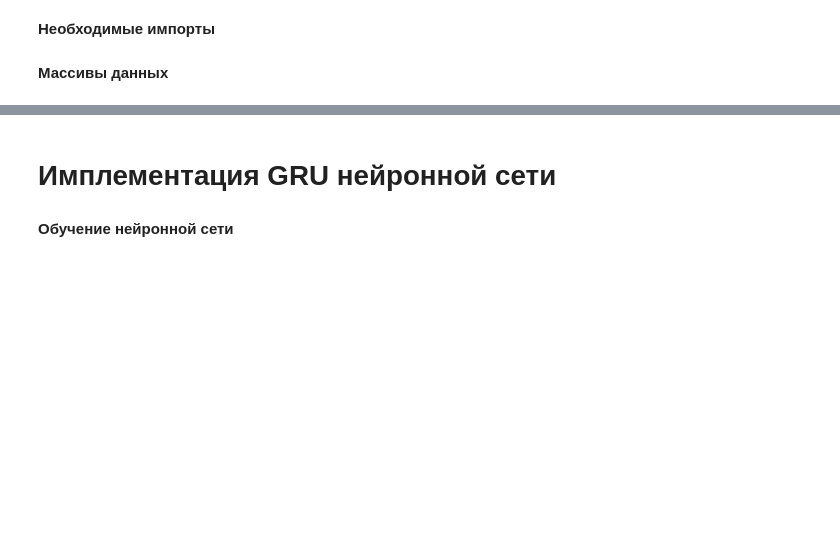
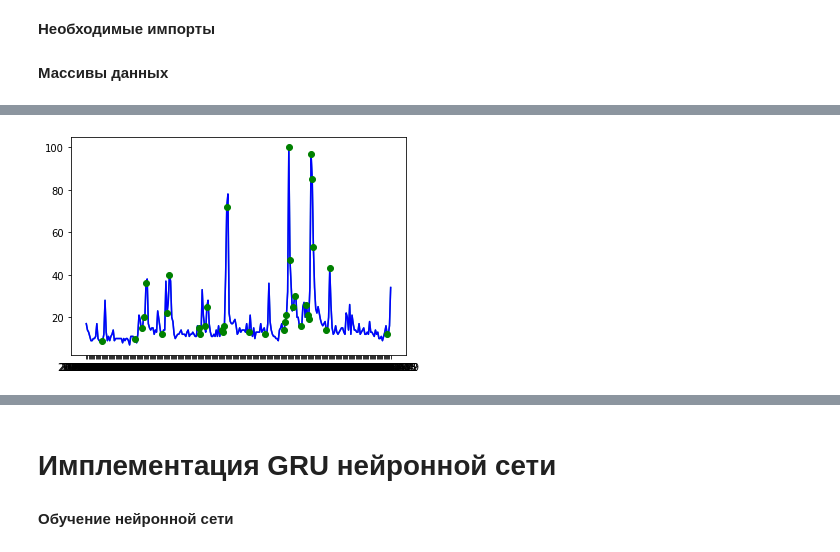
Before and after one commit to DenZhid/DeepLearningLabs, a Jupyter notebook: lab2/Lab2.ipynb, the cells around one changed output, grey strips where cells are left out. Drawn from its saved outputs; the diff is of its cells as text; code cells hidden in the pictures; blank space fills up the shorter version.

```diff
--- a/lab2/Lab2.ipynb
+++ b/lab2/Lab2.ipynb
@@ -58,0 +72,42 @@ print(Y)
+# %%
+dates_1 = []
+values_1 = []
+with open('kirkorov_search_trend_2015_2020.csv', 'r', newline='') as csvfile:
+  spamreader = csv.reader(csvfile, delimiter=',')
+  list_of_data = []
+  for row in spamreader:
+    list_of_data.append(row)
+  for i in range(0, 3):
+    list_of_data.pop(0)
+  for data in list_of_data:
+    dates_1.append(data[0])
+    values_1.append(int(data[1]))
+  plt.plot(dates_1, values_1)
+X_test_1 = []
+X_test_1.append([values_1[0], values_1[0], values_1[0]])
+X_test_1.append([values_1[1], values_1[0], values_1[0]])
+X_test_1.append([values_1[2], values_1[1], values_1[0]])
+X_test_1.append([values_1[3], values_1[2], values_1[0]])
+for i in range(4, len(values_1)):
+  X_test_1.append([values_1[i], values_1[i-1], values_1[i-4]])
+
+Y_test_1 = []
+if (values_1[0] - values_1[2] >= 10 or values_1[0] - values_1[2] <= -10):
+  Y_test_1.append(1)
+for i in range(1, len(values_1)-2):
+  if (values_1[i] - values_1[i+2] >= 10 and values_1[i-1] - values_1[i] >= -10
+      or values_1[i] - values_1[i+2] <= -10 and values_1[i-1] - values_1[i] <= 10):
+    Y_test_1.append(1)
+  else:
+    Y_test_1.append(0)
+Y_test_1.append(0)
+Y_test_1.append(0)
+plt.plot(dates_1, values_1, 'blue')
+for i in range(0, len(Y_test_1)):
+  if (Y_test_1[i] == 1):
+    plt.plot(dates_1[i], values_1[i], 'go')
+
+X_test_1 = array(X_test_1).reshape(len(X_test_1), 3, 1)
+Y_test_1 = array(Y_test_1)
+# %% [output]
+[figure, added]
```
Also changed, not shown: parts of 15 cells of this notebook.
